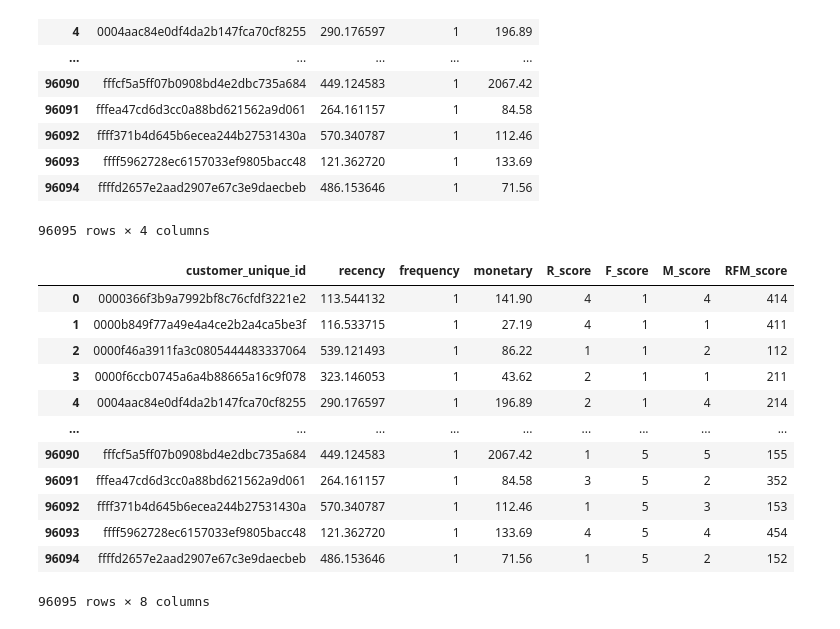
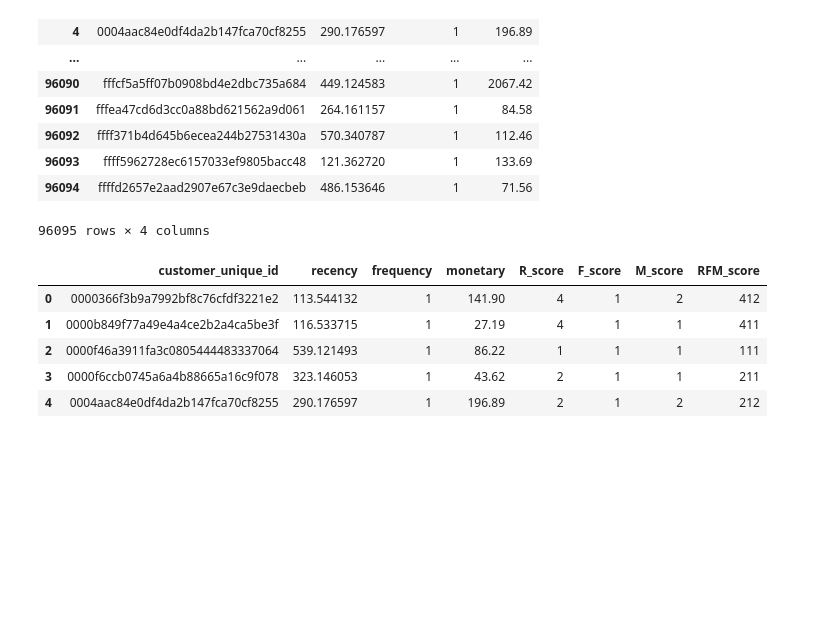
Before and after one commit to rachel-kim2255/SQL_customer_behavior_analysis, a Jupyter notebook: e_commerce_olist_rachel.ipynb, the cells around one changed output. Drawn from its saved outputs; the diff is of its cells as text; code cells hidden in the pictures; blank space fills up the shorter version.

```diff
--- a/e_commerce_olist_rachel.ipynb
+++ b/e_commerce_olist_rachel.ipynb
@@ -1290,25 +1273,38 @@ rfm
 96095 rows × 4 columns
 # %%
 # Recency: The lower, the higher the score.
+# recent purchase = 5 points, long ago = 1 point
 rfm['R_score'] = pd.qcut(rfm['recency'], 5, labels=[5,4,3,2,1])
 
-# Frequency, Monetary: The higher, the higher the score.
-rfm['F_score'] = pd.qcut(rfm['frequency'].rank(method='first'), 5, labels=[1,2,3,4,5])
-rfm['M_score'] = pd.qcut(rfm['monetary'], 5, labels=[1,2,3,4,5])
+# Frequency: more purchases = higher score (5 points)
+# use absolute bins instead of qcut, because most customers are one-time buyers
+rfm['F_score'] = pd.cut(
+    rfm['frequency'],
+    bins=[0,1,2,3,5, rfm['frequency'].max()],
+    labels=[1,2,3,4,5],
+    include_lowest=True
+)
 
-rfm['RFM_score'] = rfm['R_score'].astype(str) + rfm['F_score'].astype(str) + rfm['M_score'].astype(str)
-rfm
+# Monetary: use cut instead of qcut (absolute bins)
+rfm['M_score'] = pd.cut(
+    rfm['monetary'],
+    bins=[-1, 100, 200, 400, 1000, rfm['monetary'].max()],
+    labels=[1,2,3,4,5],
+    include_lowest=True
+)
+
+# RFM Score: concatenate as string
+rfm['RFM_score'] = (
+    rfm['R_score'].astype(str) +
+    rfm['F_score'].astype(str) +
+    rfm['M_score'].astype(str)
+)
+
+rfm.head()
 # %% [output]
 |  | customer_unique_id | recency | frequency | monetary | R_score | F_score | M_score | RFM_score |
-| 0 | 0000366f3b9a7992bf8c76cfdf3221e2 | 113.544132 | 1 | 141.90 | 4 | 1 | 4 | 414 |
+| 0 | 0000366f3b9a7992bf8c76cfdf3221e2 | 113.544132 | 1 | 141.90 | 4 | 1 | 2 | 412 |
 | 1 | 0000b849f77a49e4a4ce2b2a4ca5be3f | 116.533715 | 1 | 27.19 | 4 | 1 | 1 | 411 |
-| 2 | 0000f46a3911fa3c0805444483337064 | 539.121493 | 1 | 86.22 | 1 | 1 | 2 | 112 |
+| 2 | 0000f46a3911fa3c0805444483337064 | 539.121493 | 1 | 86.22 | 1 | 1 | 1 | 111 |
 | 3 | 0000f6ccb0745a6a4b88665a16c9f078 | 323.146053 | 1 | 43.62 | 2 | 1 | 1 | 211 |
-| 4 | 0004aac84e0df4da2b147fca70cf8255 | 290.176597 | 1 | 196.89 | 2 | 1 | 4 | 214 |
-| ... | ... | ... | ... | ... | ... | ... | ... | ... |
-| 96090 | fffcf5a5ff07b0908bd4e2dbc735a684 | 449.124583 | 1 | 2067.42 | 1 | 5 | 5 | 155 |
-| 96091 | fffea47cd6d3cc0a88bd621562a9d061 | 264.161157 | 1 | 84.58 | 3 | 5 | 2 | 352 |
-| 96092 | ffff371b4d645b6ecea244b27531430a | 570.340787 | 1 | 112.46 | 1 | 5 | 3 | 153 |
-| 96093 | ffff5962728ec6157033ef9805bacc48 | 121.362720 | 1 | 133.69 | 4 | 5 | 4 | 454 |
-| 96094 | ffffd2657e2aad2907e67c3e9daecbeb | 486.153646 | 1 | 71.56 | 1 | 5 | 2 | 152 |
+| 4 | 0004aac84e0df4da2b147fca70cf8255 | 290.176597 | 1 | 196.89 | 2 | 1 | 2 | 212 |
-96095 rows × 8 columns
```
Also changed, not shown: parts of 32 cells of this notebook.
